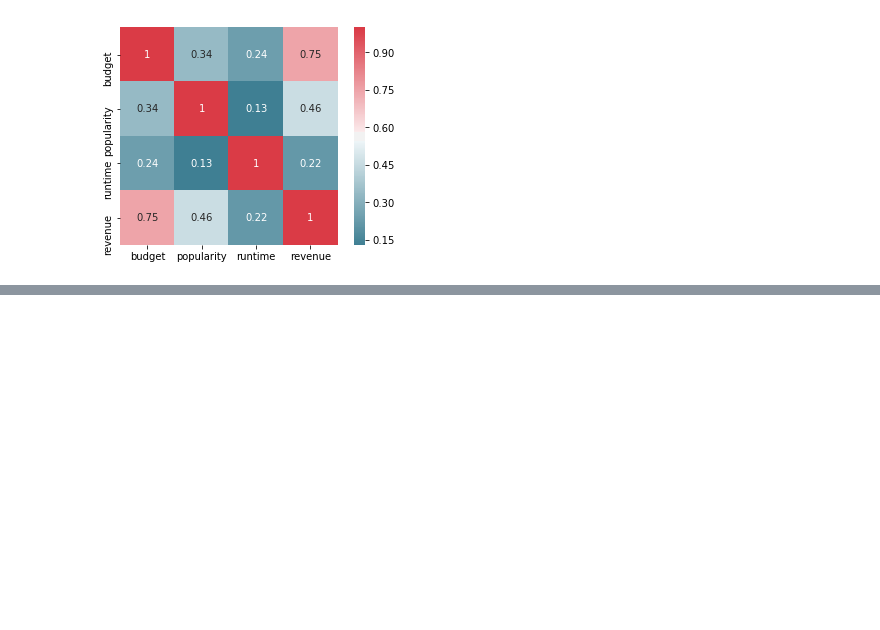
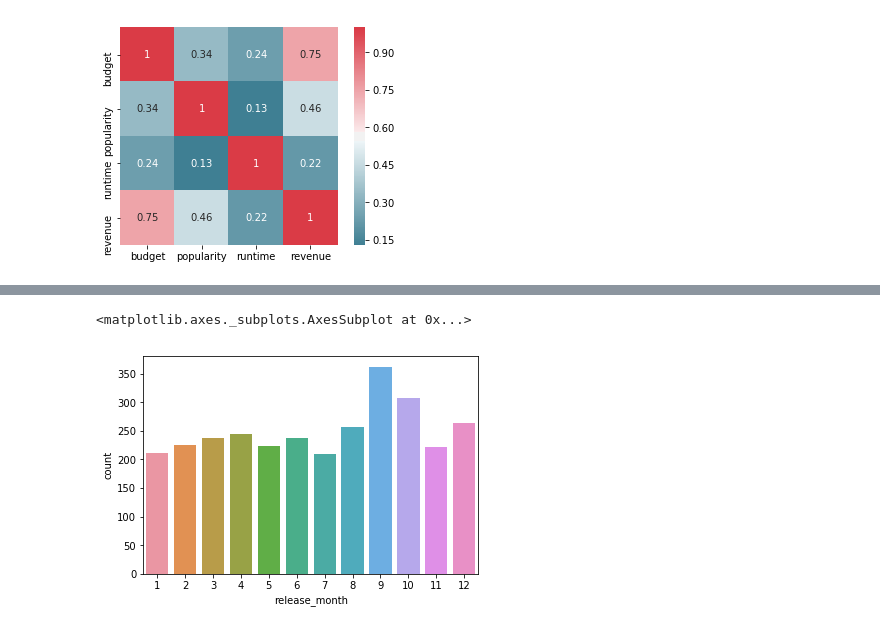
Before and after one commit to sumitdas1984/Kaggle-TMDB-Box-Office, a Jupyter notebook: notebooks/exploratory_data_analysis.ipynb, the cells around one changed output, grey strips where cells are left out. Saved outputs shown, nothing was run; the diff lists cells and outputs as text; code cells hidden in the pictures; blank space fills up the shorter version.

```diff
--- a/notebooks/exploratory_data_analysis.ipynb
+++ b/notebooks/exploratory_data_analysis.ipynb
@@ -120,0 +169,5 @@ sns.heatmap(corr, annot=True, cmap=sns.diverging_palette(220, 10, as_cmap=True),
+# %%
+sns.countplot(train.release_month)
+# %% [output]
+<matplotlib.axes._subplots.AxesSubplot at 0x...>
+[figure, added]
```
Also changed, not shown: parts of 11 cells of this notebook.
